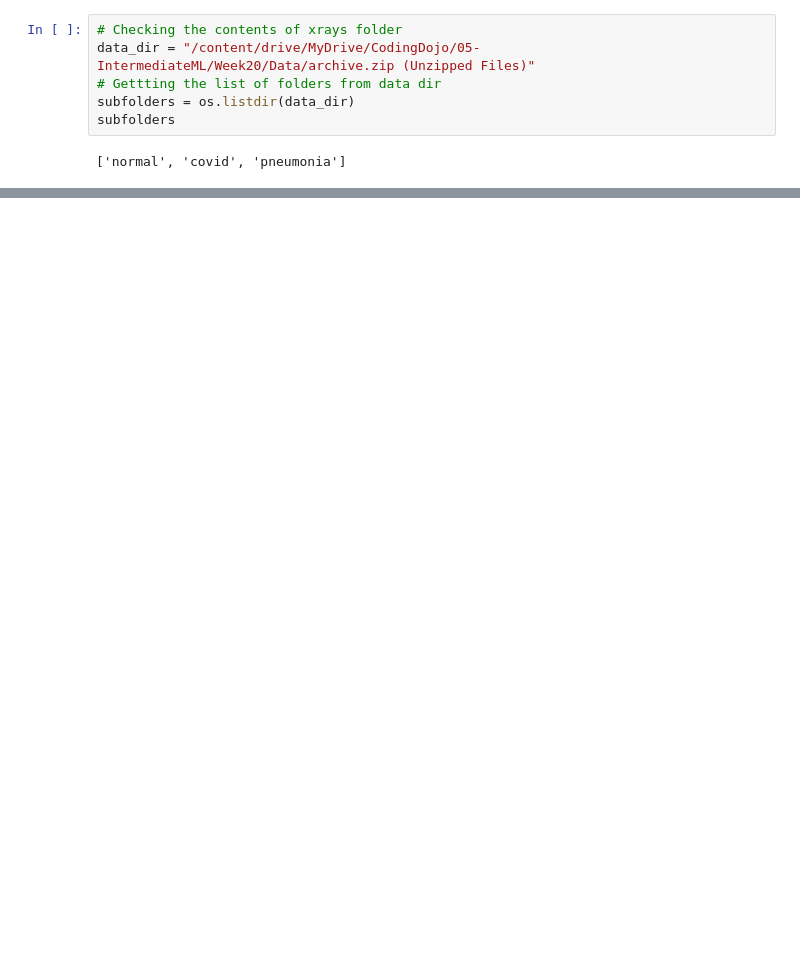
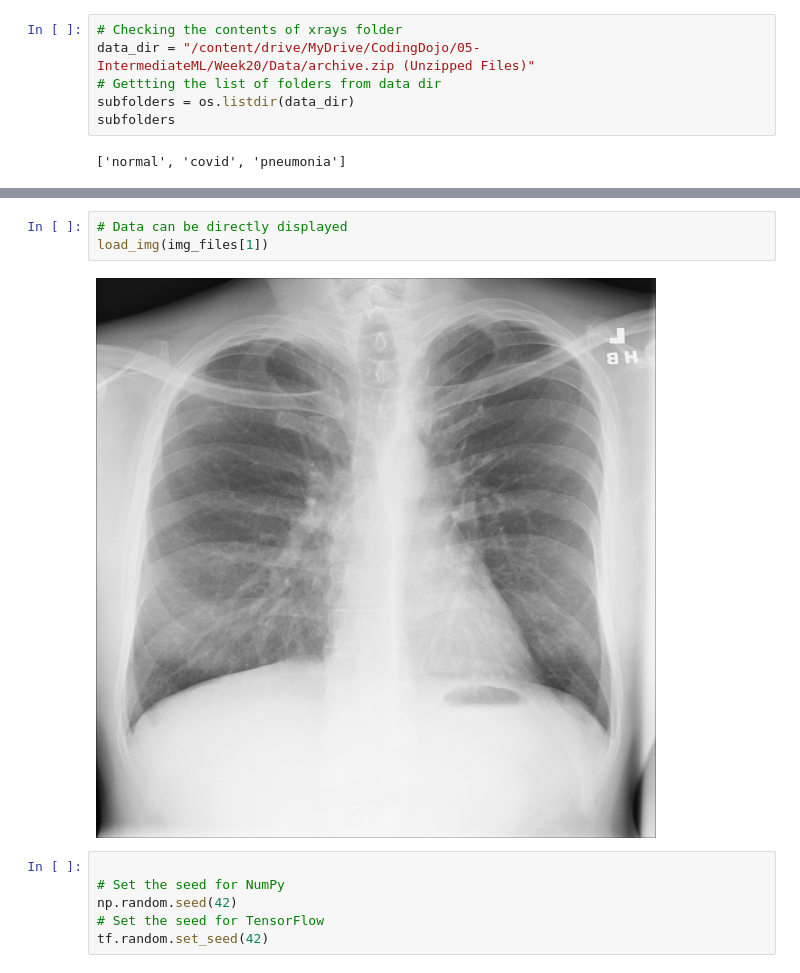
Before and after one commit to dimLMT/ML-assignment, a Jupyter notebook: Image_Classification_(Core).ipynb, the cells around one changed output, grey strips where cells are left out. Drawn from its saved outputs; the diff is of its cells as text; blank space fills up the shorter version.

```diff
--- a/Image_Classification_(Core).ipynb
+++ b/Image_Classification_(Core).ipynb
@@ -32,0 +39,11 @@ img_files
+# %%
+# Data can be directly displayed
+load_img(img_files[1])
+# %% [output]
+[figure, added]
+# %%
+
+# Set the seed for NumPy
+np.random.seed(42)
+# Set the seed for TensorFlow
+tf.random.set_seed(42)
```
Also changed, not shown: parts of 4 cells of this notebook.
